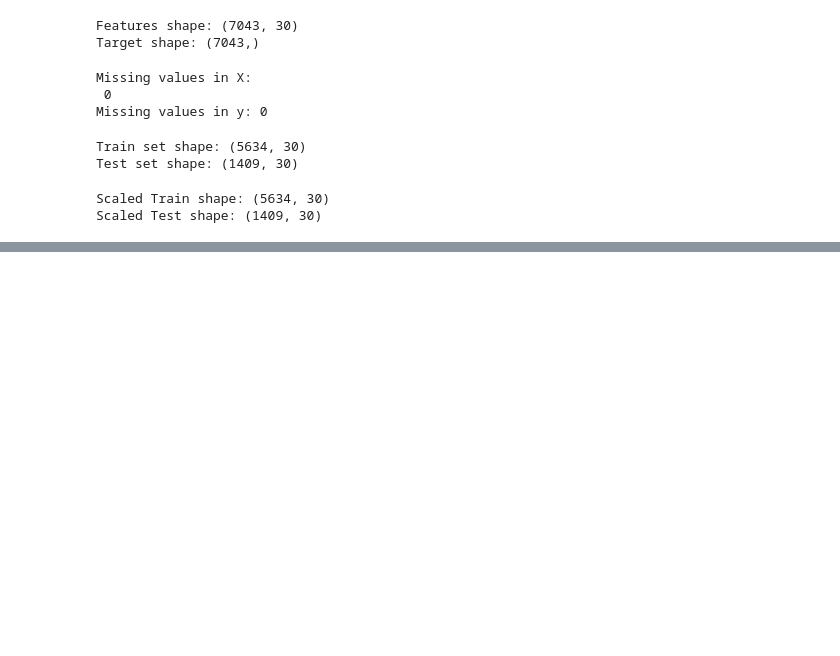
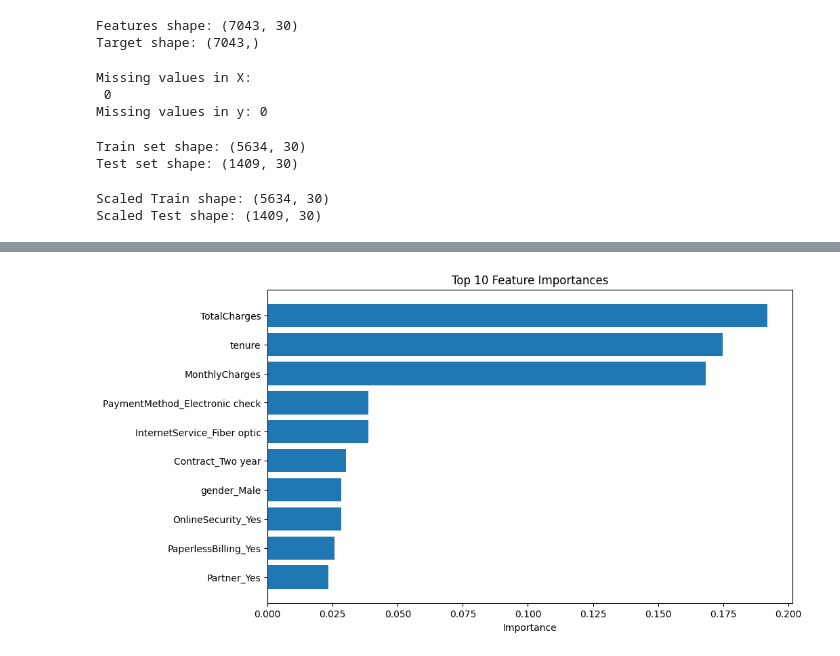
Before and after one commit to Nithinnagasai72/CustomerChurn, a Jupyter notebook: notebooks/fe.ipynb, the cells around one changed output, grey strips where cells are left out. Cells and saved outputs as stored; diff of their text form; code cells hidden in the pictures; blank space fills up the shorter version.

Commit message:
Day 4: Random Forest training and feature importance

```diff
--- a/notebooks/fe.ipynb
+++ b/notebooks/fe.ipynb
@@ -73,0 +102,16 @@ np.save("../data/y_test.npy", y_test.to_numpy())
+# %%
+from sklearn.ensemble import RandomForestClassifier
+from sklearn.metrics import classification_report, accuracy_score
+
+# Initialize Random Forest
+rf = RandomForestClassifier(random_state=42)
+
+# Train
+rf.fit(X_train_scaled, y_train)
+
+# Predict
+y_pred = rf.predict(X_test_scaled)
+
+# Accuracy & classification report
+print("Random Forest Accuracy:", accuracy_score(y_test, y_pred))
+print("\nClassification Report:\n", classification_report(y_test, y_pred))
@@ -73,0 +130,25 @@ np.save("../data/y_test.npy", y_test.to_numpy())
+# %%
+import pandas as pd
+import matplotlib.pyplot as plt
+import numpy as np
+
+# feature names from training
+feature_names = df.drop('Churn', axis=1).columns
+
+# get feature importances from trained model
+importances = rf.feature_importances_
+
+# create a DataFrame for plotting
+feat_imp = pd.DataFrame({
+    'Feature': feature_names,
+    'Importance': importances
+}).sort_values(by='Importance', ascending=False)
+
+# plot top 10 features
+plt.figure(figsize=(10,6))
+plt.barh(feat_imp['Feature'][:10][::-1], feat_imp['Importance'][:10][::-1])
+plt.xlabel('Importance')
+plt.title('Top 10 Feature Importances')
+plt.show()
+# %% [output]
+[figure, added]
```
Also changed, not shown: parts of 3 cells of this notebook.
